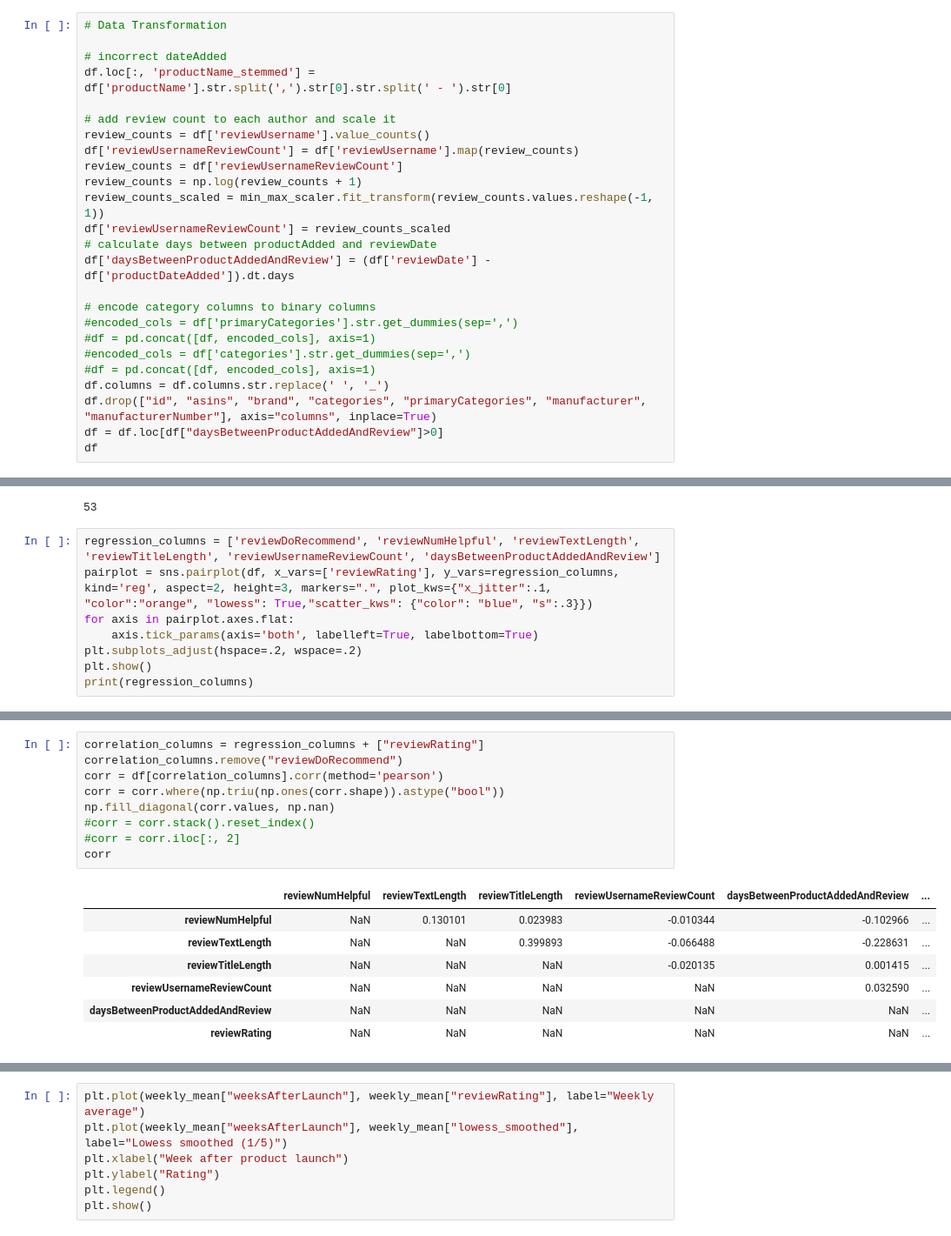
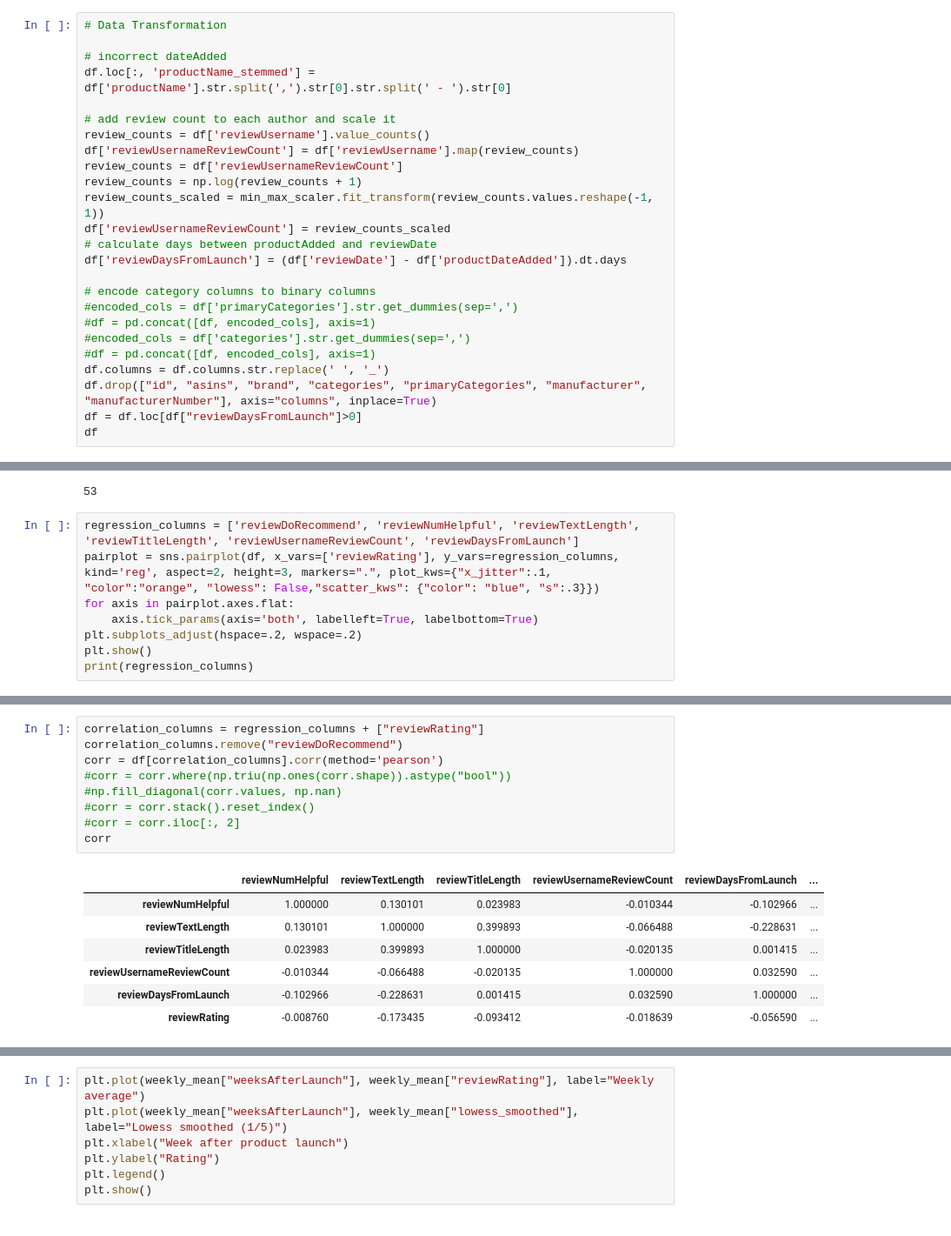
Before and after one commit to MoritzRenkin/tu-bi-DataAnalytics, a Jupyter notebook: lab.ipynb, the cells around one changed output, grey strips where cells are left out. Shown: that part at 87% size. Cells and saved outputs as stored; diff of their text form.

```diff
--- a/lab.ipynb
+++ b/lab.ipynb
@@ -224,7 +208,7 @@ review_counts = np.log(review_counts + 1)
 review_counts_scaled = min_max_scaler.fit_transform(review_counts.values.reshape(-1, 1))
 df['reviewUsernameReviewCount'] = review_counts_scaled
 # calculate days between productAdded and reviewDate
-df['daysBetweenProductAddedAndReview'] = (df['reviewDate'] - df['productDateAdded']).dt.days
+df['reviewDaysFromLaunch'] = (df['reviewDate'] - df['productDateAdded']).dt.days
 
 # encode category columns to binary columns
 #encoded_cols = df['primaryCategories'].str.get_dummies(sep=',')
@@ -233,7 +217,7 @@ df['daysBetweenProductAddedAndReview'] = (df['reviewDate'] - df['productDateAdde
 #df = pd.concat([df, encoded_cols], axis=1)
 df.columns = df.columns.str.replace(' ', '_')
 df.drop(["id", "asins", "brand", "categories", "primaryCategories", "manufacturer", "manufacturerNumber"], axis="columns", inplace=True)
-df = df.loc[df["daysBetweenProductAddedAndReview"]>0]
+df = df.loc[df["reviewDaysFromLaunch"]>0]
 df
 # %% [output]
 |  | productDateAdded | productName | reviewDate | reviewDoRecommend | reviewNumHelpful | reviewRating | ... |
@@ -361,8 +329,8 @@ len(df["productName"].unique())
 # %% [output]
 53
 # %%
-regression_columns = ['reviewDoRecommend', 'reviewNumHelpful', 'reviewTextLength', 'reviewTitleLength', 'reviewUsernameReviewCount', 'daysBetweenProductAddedAndReview']
-pairplot = sns.pairplot(df, x_vars=['reviewRating'], y_vars=regression_columns, kind='reg', aspect=2, height=3, markers=".", plot_kws={"x_jitter":.1, "color":"orange", "lowess": True,"scatter_kws": {"color": "blue", "s":.3}})
+regression_columns = ['reviewDoRecommend', 'reviewNumHelpful', 'reviewTextLength', 'reviewTitleLength', 'reviewUsernameReviewCount', 'reviewDaysFromLaunch']
+pairplot = sns.pairplot(df, x_vars=['reviewRating'], y_vars=regression_columns, kind='reg', aspect=2, height=3, markers=".", plot_kws={"x_jitter":.1, "color":"orange", "lowess": False,"scatter_kws": {"color": "blue", "s":.3}})
 for axis in pairplot.axes.flat:
     axis.tick_params(axis='both', labelleft=True, labelbottom=True)
 plt.subplots_adjust(hspace=.2, wspace=.2)
@@ -374,18 +342,18 @@ print(regression_columns)
 # %%
 correlation_columns = regression_columns + ["reviewRating"]
 correlation_columns.remove("reviewDoRecommend")
 corr = df[correlation_columns].corr(method='pearson')
-corr = corr.where(np.triu(np.ones(corr.shape)).astype("bool"))
-np.fill_diagonal(corr.values, np.nan)
+#corr = corr.where(np.triu(np.ones(corr.shape)).astype("bool"))
+#np.fill_diagonal(corr.values, np.nan)
 #corr = corr.stack().reset_index()
 #corr = corr.iloc[:, 2]
 corr
 # %% [output]
-|  | reviewNumHelpful | reviewTextLength | reviewTitleLength | reviewUsernameReviewCount | daysBetweenProductAddedAndReview | ... |
-| reviewNumHelpful | NaN | 0.130101 | 0.023983 | -0.010344 | -0.102966 | ... |
-| reviewTextLength | NaN | NaN | 0.399893 | -0.066488 | -0.228631 | ... |
-| reviewTitleLength | NaN | NaN | NaN | -0.020135 | 0.001415 | ... |
-| reviewUsernameReviewCount | NaN | NaN | NaN | NaN | 0.032590 | ... |
-| daysBetweenProductAddedAndReview | NaN | NaN | NaN | NaN | NaN | ... |
-| reviewRating | NaN | NaN | NaN | NaN | NaN | ... |
+|  | reviewNumHelpful | reviewTextLength | reviewTitleLength | reviewUsernameReviewCount | reviewDaysFromLaunch | ... |
+| reviewNumHelpful | 1.000000 | 0.130101 | 0.023983 | -0.010344 | -0.102966 | ... |
+| reviewTextLength | 0.130101 | 1.000000 | 0.399893 | -0.066488 | -0.228631 | ... |
+| reviewTitleLength | 0.023983 | 0.399893 | 1.000000 | -0.020135 | 0.001415 | ... |
+| reviewUsernameReviewCount | -0.010344 | -0.066488 | -0.020135 | 1.000000 | 0.032590 | ... |
+| reviewDaysFromLaunch | -0.102966 | -0.228631 | 0.001415 | 0.032590 | 1.000000 | ... |
+| reviewRating | -0.008760 | -0.173435 | -0.093412 | -0.018639 | -0.056590 | ... |
 # %%
```
Also changed, not shown: parts of 13 cells of this notebook, 2 other files.
